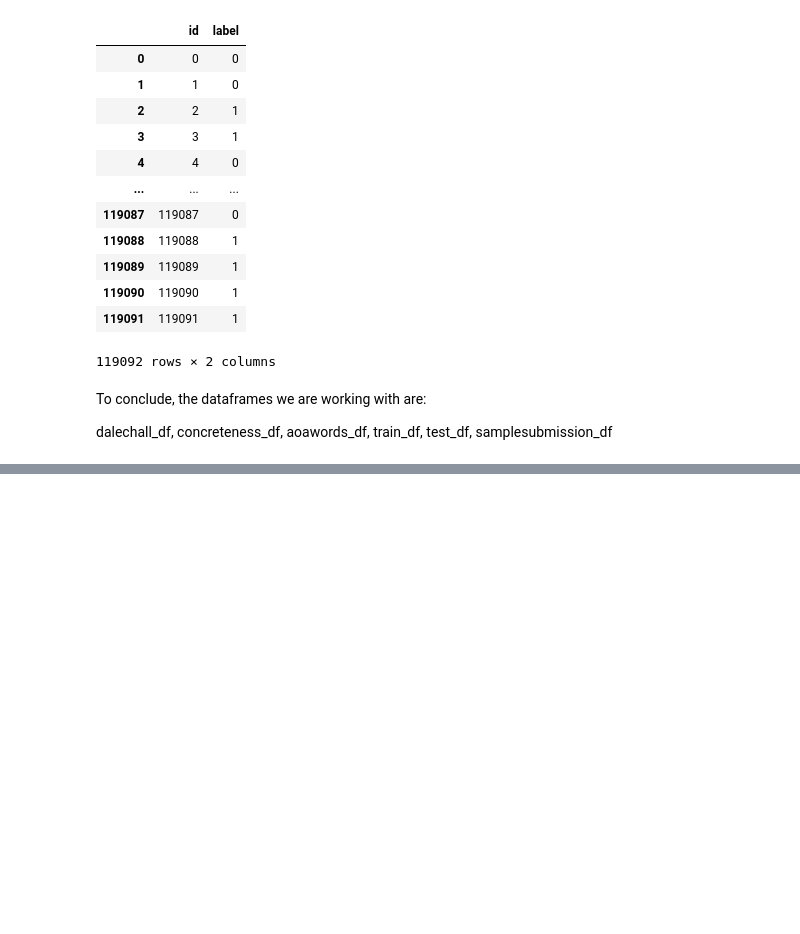
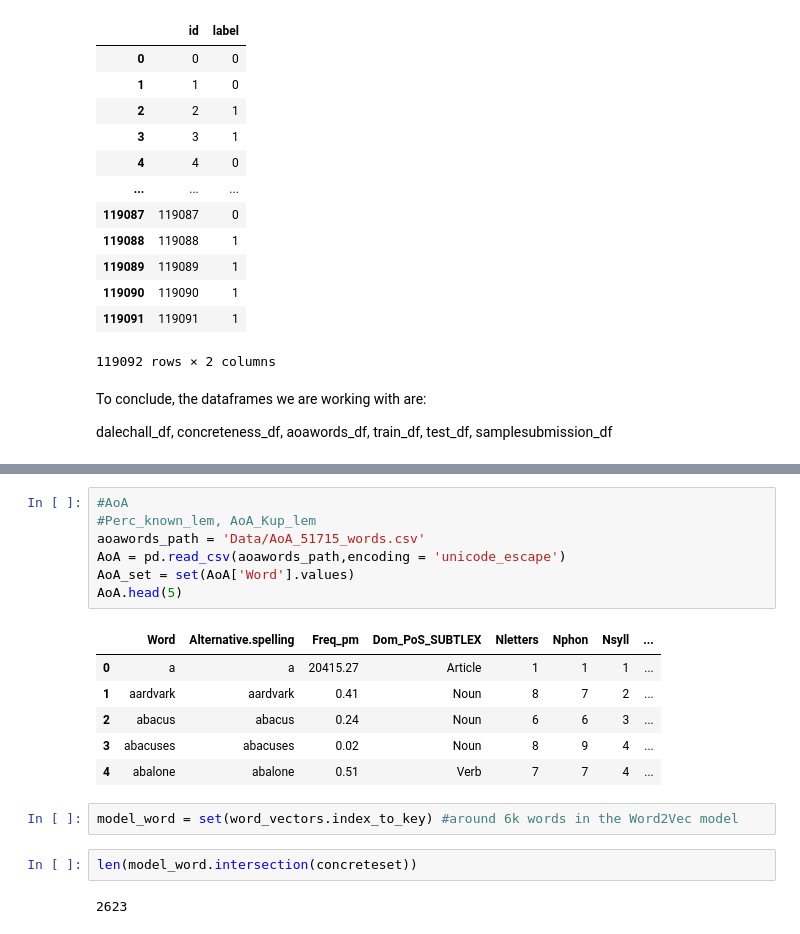
Before and after one commit to yuanzichen88/umich-694-695, a Jupyter notebook: load_data.ipynb, the cells around one changed output, grey strips where cells are left out. Saved outputs shown, nothing was run; the diff lists cells and outputs as text; blank space fills up the shorter version.

Commit message:
Fixing load_data

```diff
--- a/load_data.ipynb
+++ b/load_data.ipynb
@@ -176,0 +252,20 @@ dalechall_df, concreteness_df, aoawords_df, train_df, test_df, samplesubmission_
+# %%
+#AoA
+#Perc_known_lem, AoA_Kup_lem
+aoawords_path = 'Data/AoA_51715_words.csv'
+AoA = pd.read_csv(aoawords_path,encoding = 'unicode_escape')
+AoA_set = set(AoA['Word'].values)
+AoA.head(5)
+# %% [output]
+|  | Word | Alternative.spelling | Freq_pm | Dom_PoS_SUBTLEX | Nletters | Nphon | Nsyll | ... |
+| 0 | a | a | 20415.27 | Article | 1 | 1 | 1 | ... |
+| 1 | aardvark | aardvark | 0.41 | Noun | 8 | 7 | 2 | ... |
+| 2 | abacus | abacus | 0.24 | Noun | 6 | 6 | 3 | ... |
+| 3 | abacuses | abacuses | 0.02 | Noun | 8 | 9 | 4 | ... |
+| 4 | abalone | abalone | 0.51 | Verb | 7 | 7 | 4 | ... |
+# %%
+model_word = set(word_vectors.index_to_key) #around 6k words in the Word2Vec model
+# %%
+len(model_word.intersection(concreteset))
+# %% [output]
+2623
```
Also changed, not shown: parts of 59 cells of this notebook.
